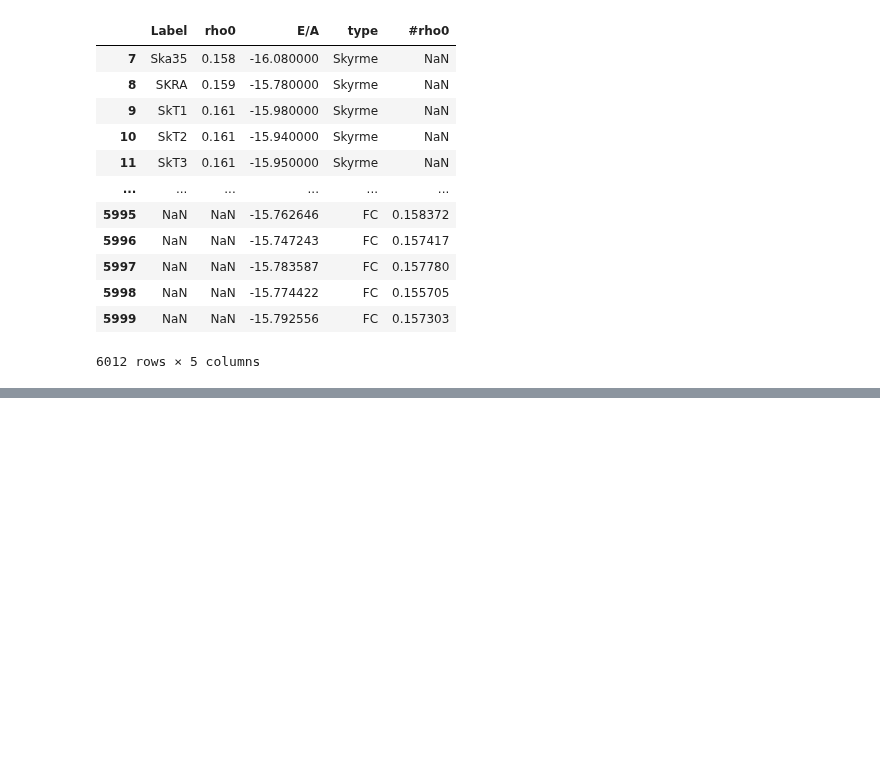
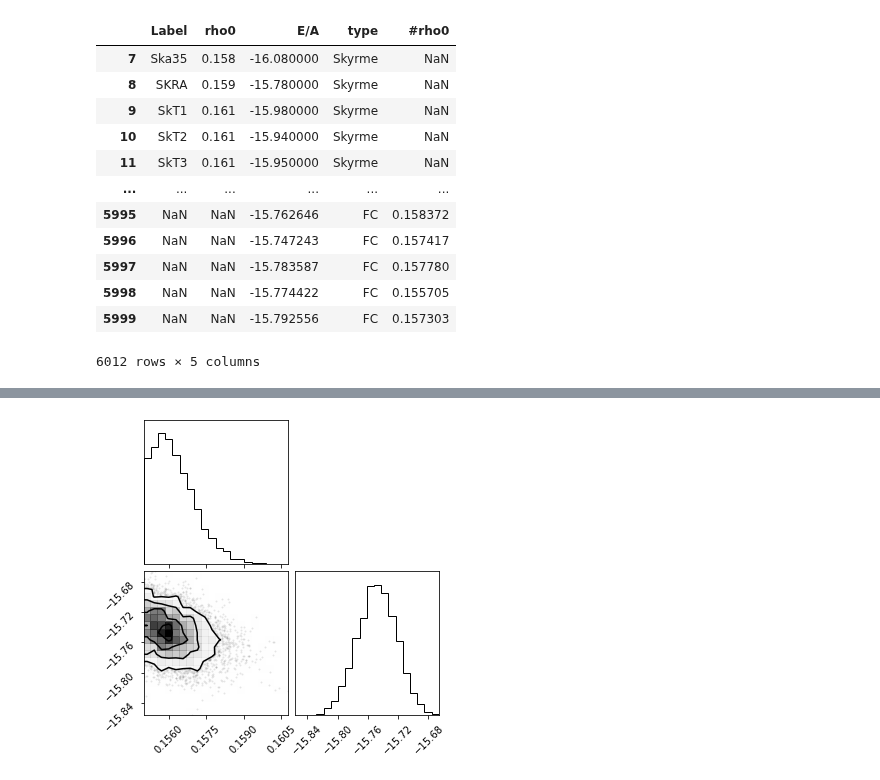
Before and after one commit to cdrischler/nuclear_saturation, a Jupyter notebook: Contour Map.ipynb, the cells around one changed output, grey strips where cells are left out. Drawn from its saved outputs; the diff is of its cells as text; code cells hidden in the pictures; blank space fills up the shorter version.

```diff
--- a/Contour Map.ipynb
+++ b/Contour Map.ipynb
@@ -67,0 +51,4 @@ plotcorner("data/forChristan_samples1.csv")
+# %%
+plotcorner("data/forChristan_samples2.csv")
+# %% [output]
+[figure, added]
```
Also changed, not shown: parts of 3 cells of this notebook.
